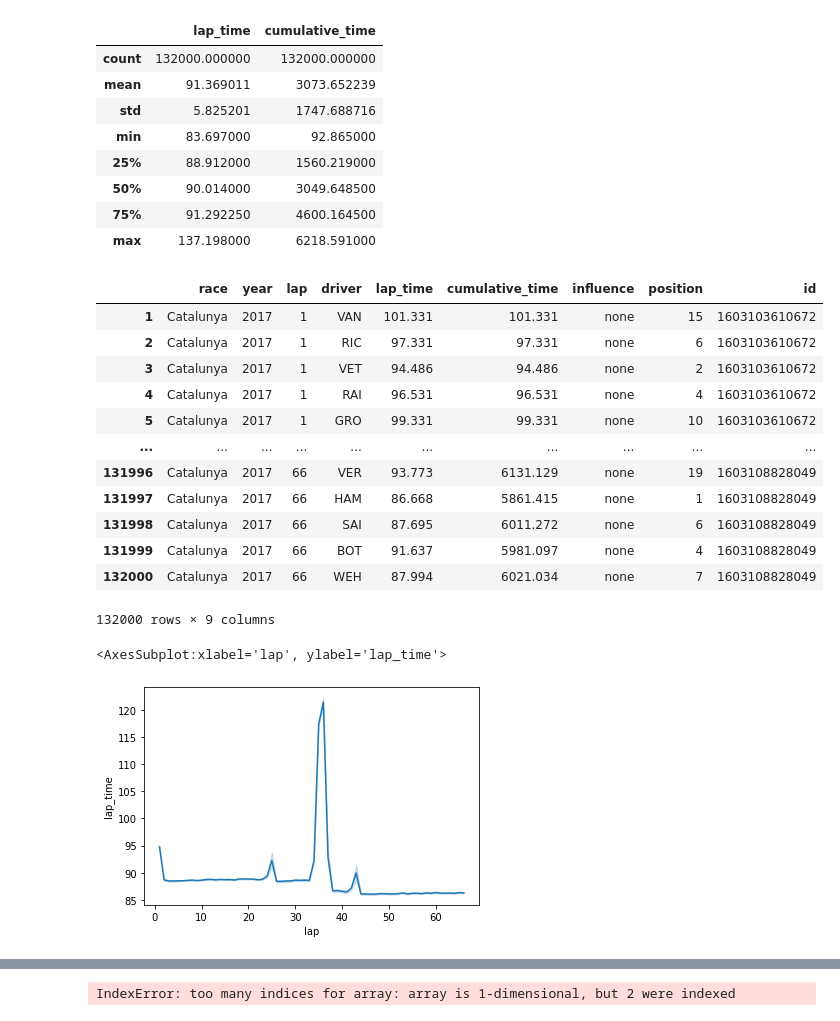
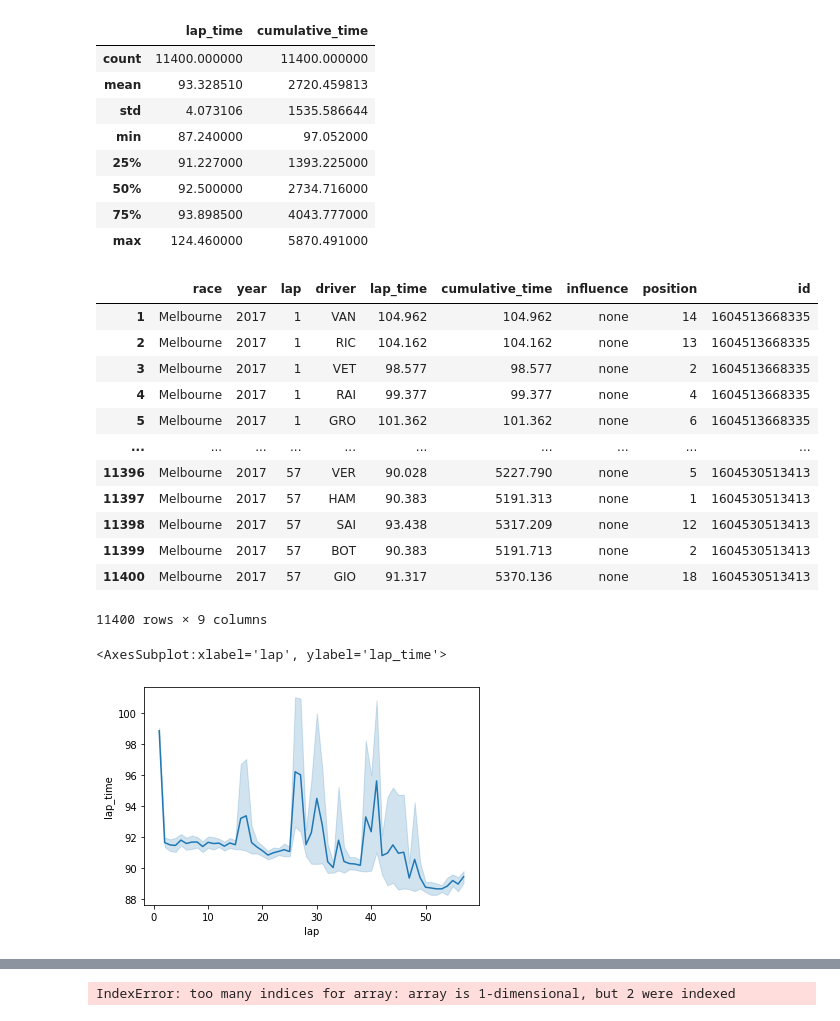
Before and after one commit to amarildolikmeta/alphazero_singleplayer, a Jupyter notebook: notebooks/visualize_race_simulation.ipynb, the cells around one changed output, grey strips where cells are left out. Saved outputs shown, nothing was run; the diff lists cells and outputs as text; code cells hidden in the pictures.

```diff
--- a/notebooks/visualize_race_simulation.ipynb
+++ b/notebooks/visualize_race_simulation.ipynb
@@ -8,6 +9,6 @@ import matplotlib.pyplot as plt
 # %%
-LOGS_FOLDER = "/mnt/c/Users/Diego/Documents/Università/alphazero_singleplayer/logs/RaceStrategy-v2/results"
-DATA_FOLDER = "trpo_2_32_200e"
+LOGS_FOLDER = "/mnt/c/Users/Diego Piccinotti/Documents/Università/alphazero_singleplayer/logs/RaceStrategy-v2/results/"
+DATA_FOLDER = "2020-11-04_17-27-59_50000b"
 directory = os.path.join(LOGS_FOLDER, DATA_FOLDER)
 dfs = defaultdict(dict)
 for entry in tqdm(os.scandir(directory)):
@@ -22,8 +23,8 @@ for entry in tqdm(os.scandir(directory)):
 # %%
 database = pd.DataFrame(columns=['race', 'year', 'lap', 'driver', 'lap_time', 'cumulative_time', 'influence', 'position', 'id'])
 index = 0
-df_list = [database]
-for race_id in tqdm(dfs):
+count = 0
+for i, race_id in enumerate(tqdm(dfs)):
     tokens = race_id.split('_')
     timestamp = tokens[1]
     race = tokens[0]
@@ -55,46 +56,46 @@ for race_id in tqdm(dfs):
             new_df['cumulative_time'] = race_times_single_lap[col].values
             new_df['position'] = positions_single_lap[col].values
             new_df = pd.DataFrame(new_df, index=[index])
-            df_list.append(new_df)
-database = pd.concat(df_list)
-
+            database = pd.concat([database, new_df])
+    if i == 19:
+        break
 
 database.describe()
 # %% [output]
 |  | lap_time | cumulative_time |
-| count | 132000.000000 | 132000.000000 |
-| mean | 91.369011 | 3073.652239 |
-| std | 5.825201 | 1747.688716 |
-| min | 83.697000 | 92.865000 |
-| 25% | 88.912000 | 1560.219000 |
-| 50% | 90.014000 | 3049.648500 |
-| 75% | 91.292250 | 4600.164500 |
-| max | 137.198000 | 6218.591000 |
+| count | 11400.000000 | 11400.000000 |
+| mean | 93.328510 | 2720.459813 |
+| std | 4.073106 | 1535.586644 |
+| min | 87.240000 | 97.052000 |
+| 25% | 91.227000 | 1393.225000 |
+| 50% | 92.500000 | 2734.716000 |
+| 75% | 93.898500 | 4043.777000 |
+| max | 124.460000 | 5870.491000 |
 # %%
 database
 # %% [output]
 |  | race | year | lap | driver | lap_time | cumulative_time | influence | position | id |
-| 1 | Catalunya | 2017 | 1 | VAN | 101.331 | 101.331 | none | 15 | 1603103610672 |
-| 2 | Catalunya | 2017 | 1 | RIC | 97.331 | 97.331 | none | 6 | 1603103610672 |
-| 3 | Catalunya | 2017 | 1 | VET | 94.486 | 94.486 | none | 2 | 1603103610672 |
-| 4 | Catalunya | 2017 | 1 | RAI | 96.531 | 96.531 | none | 4 | 1603103610672 |
-| 5 | Catalunya | 2017 | 1 | GRO | 99.331 | 99.331 | none | 10 | 1603103610672 |
+| 1 | Melbourne | 2017 | 1 | VAN | 104.962 | 104.962 | none | 14 | 1604513668335 |
+| 2 | Melbourne | 2017 | 1 | RIC | 104.162 | 104.162 | none | 13 | 1604513668335 |
+| 3 | Melbourne | 2017 | 1 | VET | 98.577 | 98.577 | none | 2 | 1604513668335 |
+| 4 | Melbourne | 2017 | 1 | RAI | 99.377 | 99.377 | none | 4 | 1604513668335 |
+| 5 | Melbourne | 2017 | 1 | GRO | 101.362 | 101.362 | none | 6 | 1604513668335 |
 | ... | ... | ... | ... | ... | ... | ... | ... | ... | ... |
-| 131996 | Catalunya | 2017 | 66 | VER | 93.773 | 6131.129 | none | 19 | 1603108828049 |
-| 131997 | Catalunya | 2017 | 66 | HAM | 86.668 | 5861.415 | none | 1 | 1603108828049 |
-| 131998 | Catalunya | 2017 | 66 | SAI | 87.695 | 6011.272 | none | 6 | 1603108828049 |
-| 131999 | Catalunya | 2017 | 66 | BOT | 91.637 | 5981.097 | none | 4 | 1603108828049 |
-| 132000 | Catalunya | 2017 | 66 | WEH | 87.994 | 6021.034 | none | 7 | 1603108828049 |
+| 11396 | Melbourne | 2017 | 57 | VER | 90.028 | 5227.790 | none | 5 | 1604530513413 |
+| 11397 | Melbourne | 2017 | 57 | HAM | 90.383 | 5191.313 | none | 1 | 1604530513413 |
+| 11398 | Melbourne | 2017 | 57 | SAI | 93.438 | 5317.209 | none | 12 | 1604530513413 |
+| 11399 | Melbourne | 2017 | 57 | BOT | 90.383 | 5191.713 | none | 2 | 1604530513413 |
+| 11400 | Melbourne | 2017 | 57 | GIO | 91.317 | 5370.136 | none | 18 | 1604530513413 |
-132000 rows × 9 columns
+11400 rows × 9 columns
 # %%
-vettel = database.loc[(database['driver'] == 'VET') & (database['race'] == 'Catalunya')]
+vettel = database.loc[(database['driver'] == 'VET') & (database['race'] == 'Melbourne')]
 vettel = vettel.sort_values('lap')
 pits = []
 for index, row in vettel.iterrows():
     if 'pitinlap' in row['influence']:
         pits.append(row['lap'])
 sns.lineplot(data=vettel, y='lap_time', x='lap')
 #plt.ylim([85, 95])
 # %% [output]
 <AxesSubplot:xlabel='lap', ylabel='lap_time'>
-[figure, old version]
+[figure, new version]
```
Also changed, not shown: parts of 11 cells of this notebook, 4 other files.
